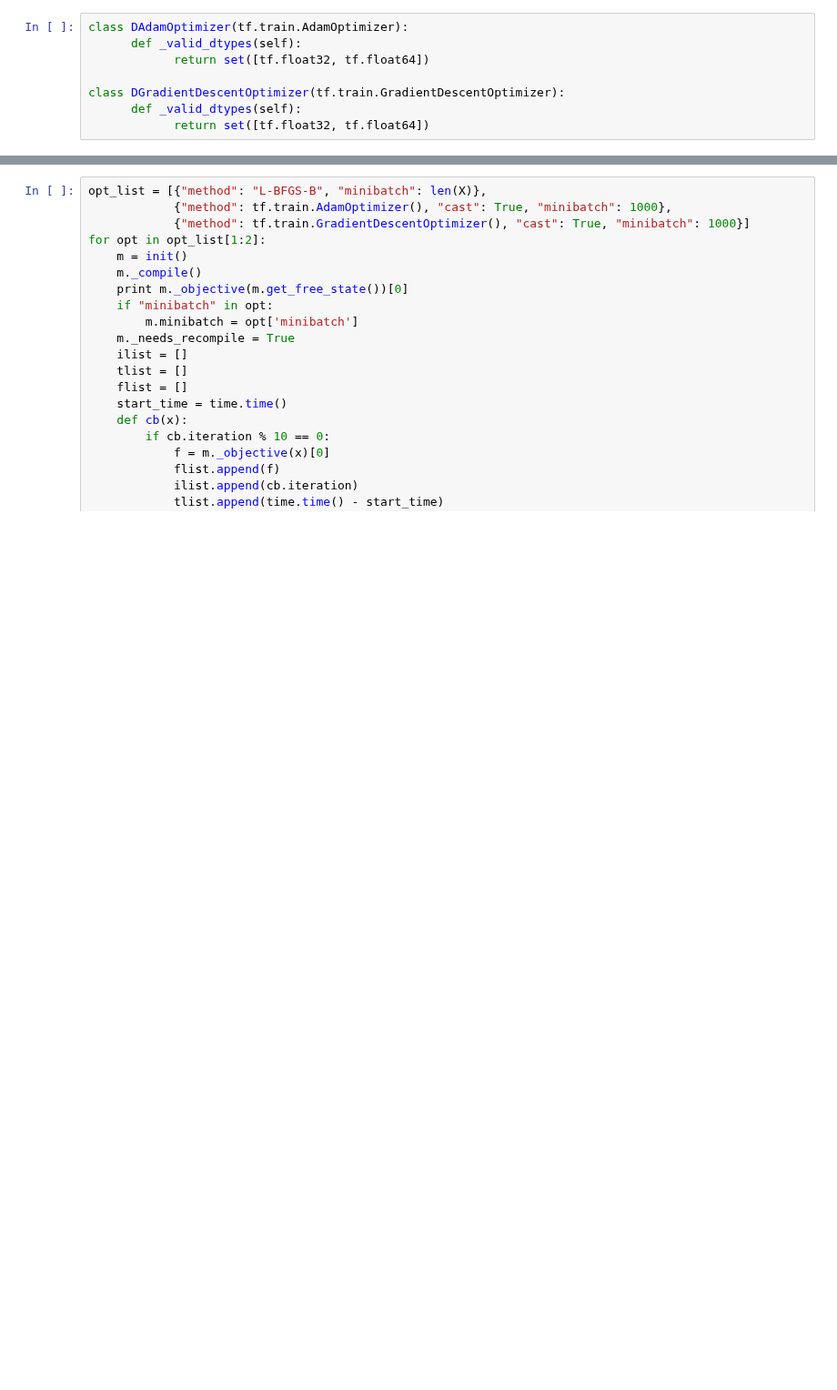
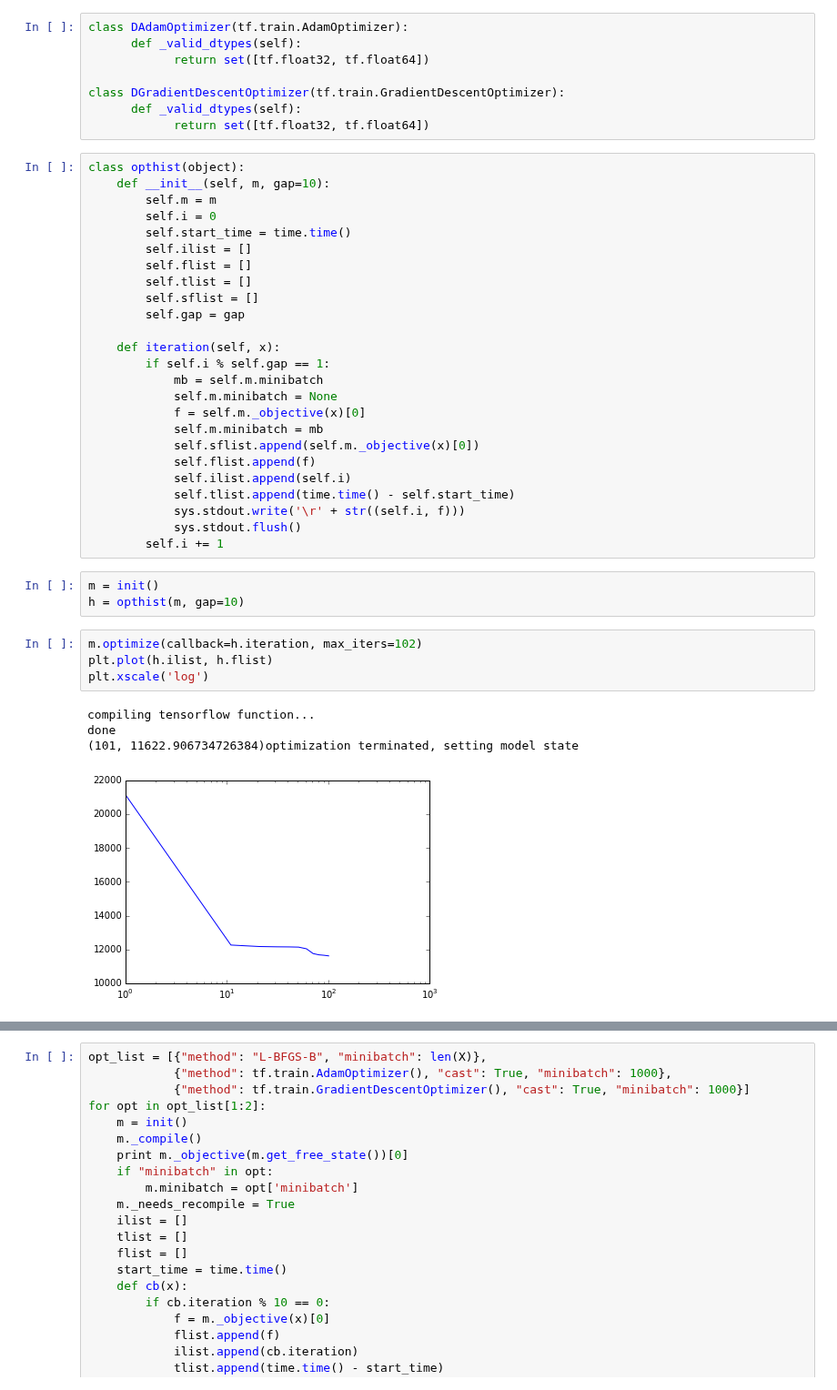
Before and after one commit to GPflow/GPflow, a Jupyter notebook: notebooks/svi_test.ipynb, the cells around one changed output, grey strips where cells are left out. Shown at 91% size. Drawn from its saved outputs; the diff is of its cells as text; blank space fills up the shorter version.

```diff
--- a/notebooks/svi_test.ipynb
+++ b/notebooks/svi_test.ipynb
@@ -104,3 +87,40 @@ class DAdamOptimizer(tf.train.AdamOptimizer):
 class DGradientDescentOptimizer(tf.train.GradientDescentOptimizer):
       def _valid_dtypes(self):
             return set([tf.float32, tf.float64])
+# %%
+class opthist(object):
+    def __init__(self, m, gap=10):
+        self.m = m
+        self.i = 0
+        self.start_time = time.time()
+        self.ilist = []
+        self.flist = []
+        self.tlist = []
+        self.sflist = []
+        self.gap = gap
+
+    def iteration(self, x):
+        if self.i % self.gap == 1:
+            mb = self.m.minibatch
+            self.m.minibatch = None
+            f = self.m._objective(x)[0]
+            self.m.minibatch = mb
+            self.sflist.append(self.m._objective(x)[0])
+            self.flist.append(f)
+            self.ilist.append(self.i)
+            self.tlist.append(time.time() - self.start_time)
+            sys.stdout.write('\r' + str((self.i, f)))
+            sys.stdout.flush()
+        self.i += 1
+# %%
+m = init()
+h = opthist(m, gap=10)
+# %%
+m.optimize(callback=h.iteration, max_iters=102)
+plt.plot(h.ilist, h.flist)
+plt.xscale('log')
+# %% [output]
+compiling tensorflow function...
+done
+(101, 11622.906734726384)optimization terminated, setting model state
+[figure, added]
```
Also changed, not shown: parts of 11 cells of this notebook, 1 other file.
